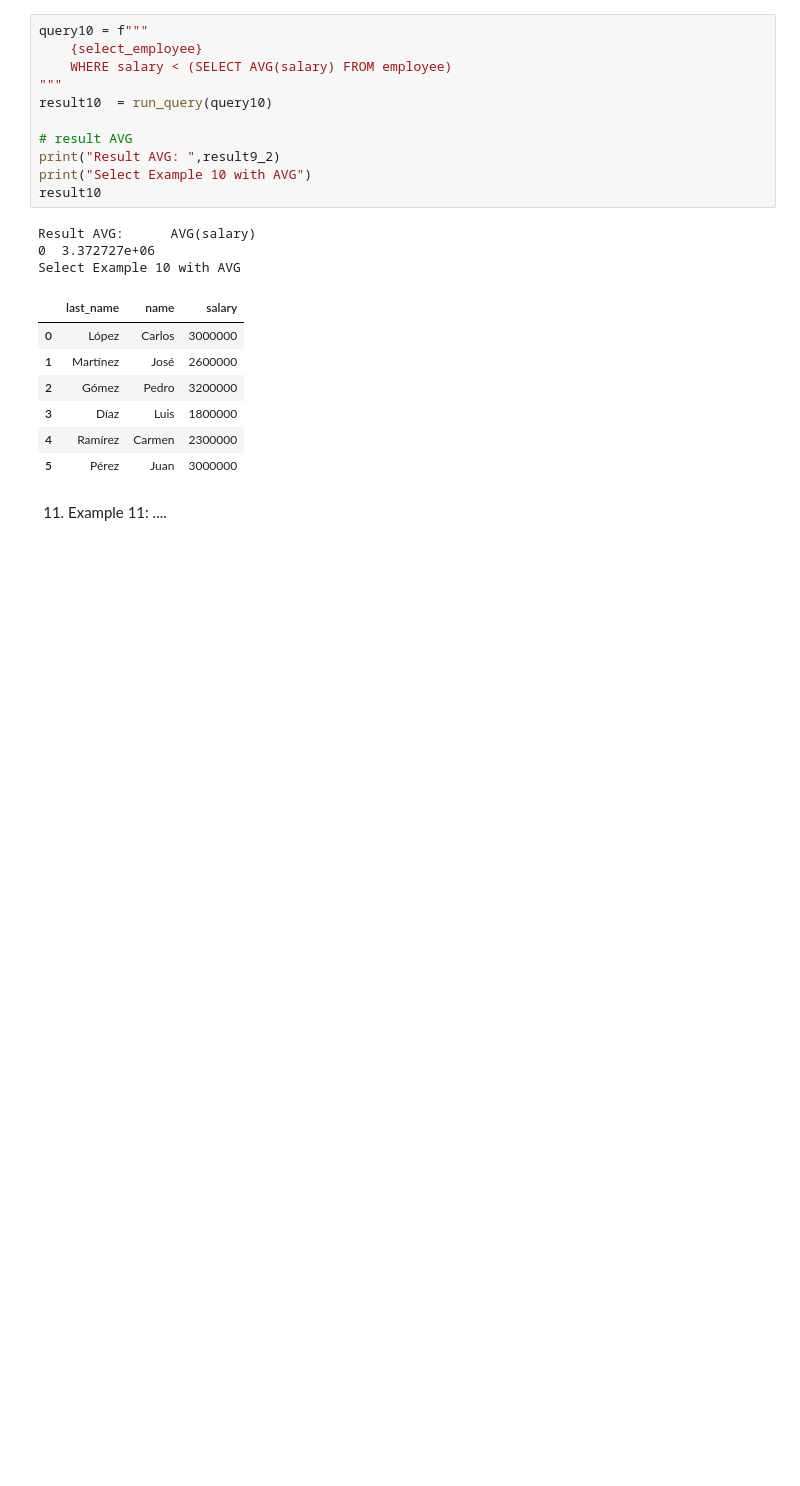
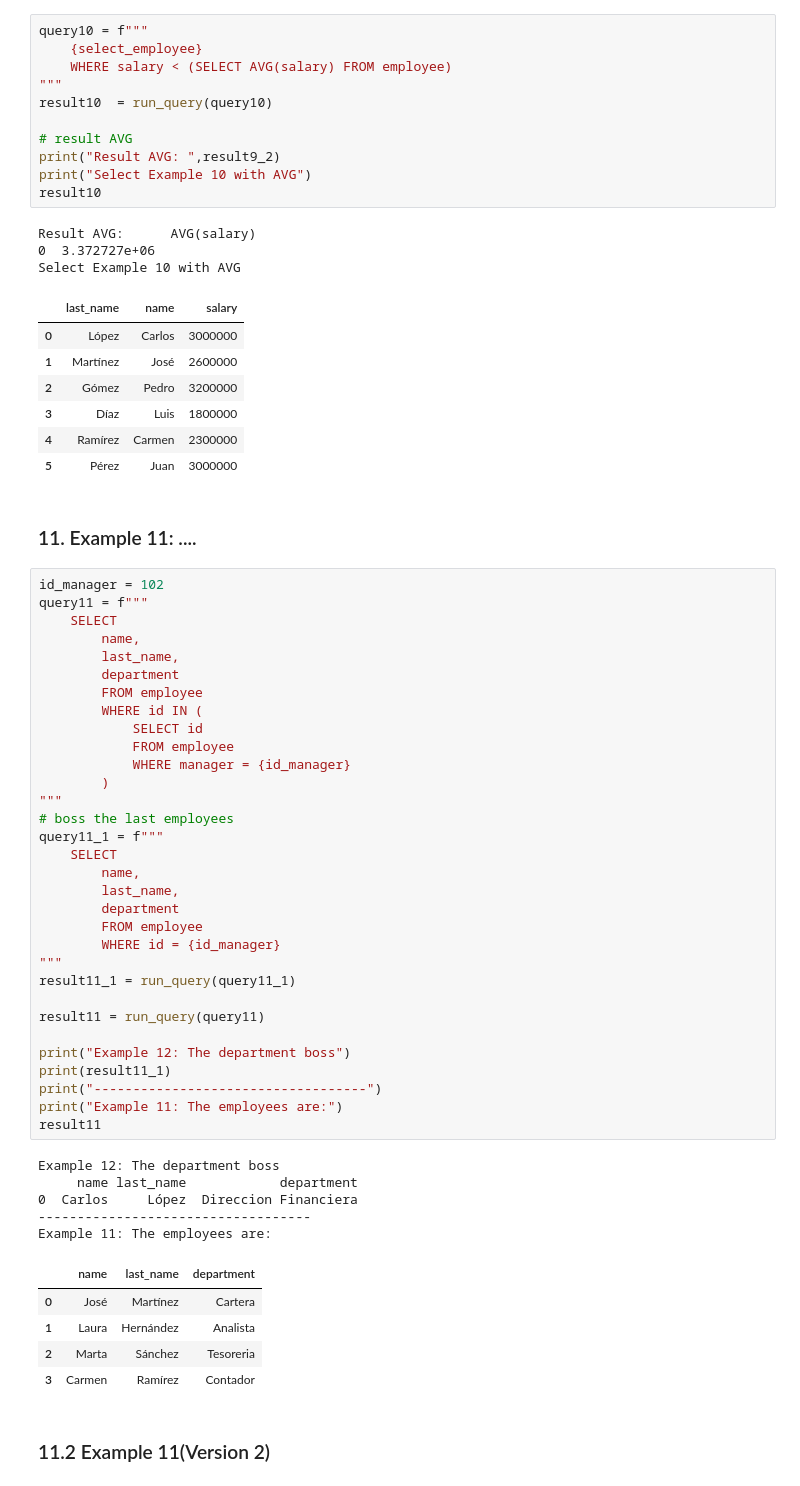
Before and after one commit to DavidOlmos03/talento-tech, a Jupyter notebook: mision/tema1/notebooks/empresa2.ipynb, the cells around one changed output. Drawn from its saved outputs; the diff is of its cells as text; blank space fills up the shorter version.

```diff
--- a/mision/tema1/notebooks/empresa2.ipynb
+++ b/mision/tema1/notebooks/empresa2.ipynb
@@ -312,4 +312,49 @@ Select Example 10 with AVG
 | 4 | Ramírez | Carmen | 2300000 |
 | 5 | Pérez | Juan | 3000000 |
 # %% [markdown]
-11. Example 11: ....
+### 11. Example 11: ....
+# %%
+id_manager = 102
+query11 = f"""
+    SELECT
+        name,
+        last_name,
+        department
+        FROM employee
+        WHERE id IN (
+            SELECT id
+            FROM employee
+            WHERE manager = {id_manager}
+        )
+"""
+# boss the last employees
+query11_1 = f"""
+    SELECT
+        name,
+        last_name,
+        department
+        FROM employee
+        WHERE id = {id_manager}
+"""
+result11_1 = run_query(query11_1)
+
+result11 = run_query(query11)
+
+print("Example 12: The department boss")
+print(result11_1)
+print("-----------------------------------")
+print("Example 11: The employees are:")
+result11
+# %% [output]
+Example 12: The department boss
+     name last_name            department
+0  Carlos     López  Direccion Financiera
+-----------------------------------
+Example 11: The employees are:
+|  | name | last_name | department |
+| 0 | José | Martínez | Cartera |
+| 1 | Laura | Hernández | Analista |
+| 2 | Marta | Sánchez | Tesoreria |
+| 3 | Carmen | Ramírez | Contador |
+# %% [markdown]
+### 11.2 Example 11(Version 2)
```
Also changed, not shown: parts of 5 cells of this notebook.
